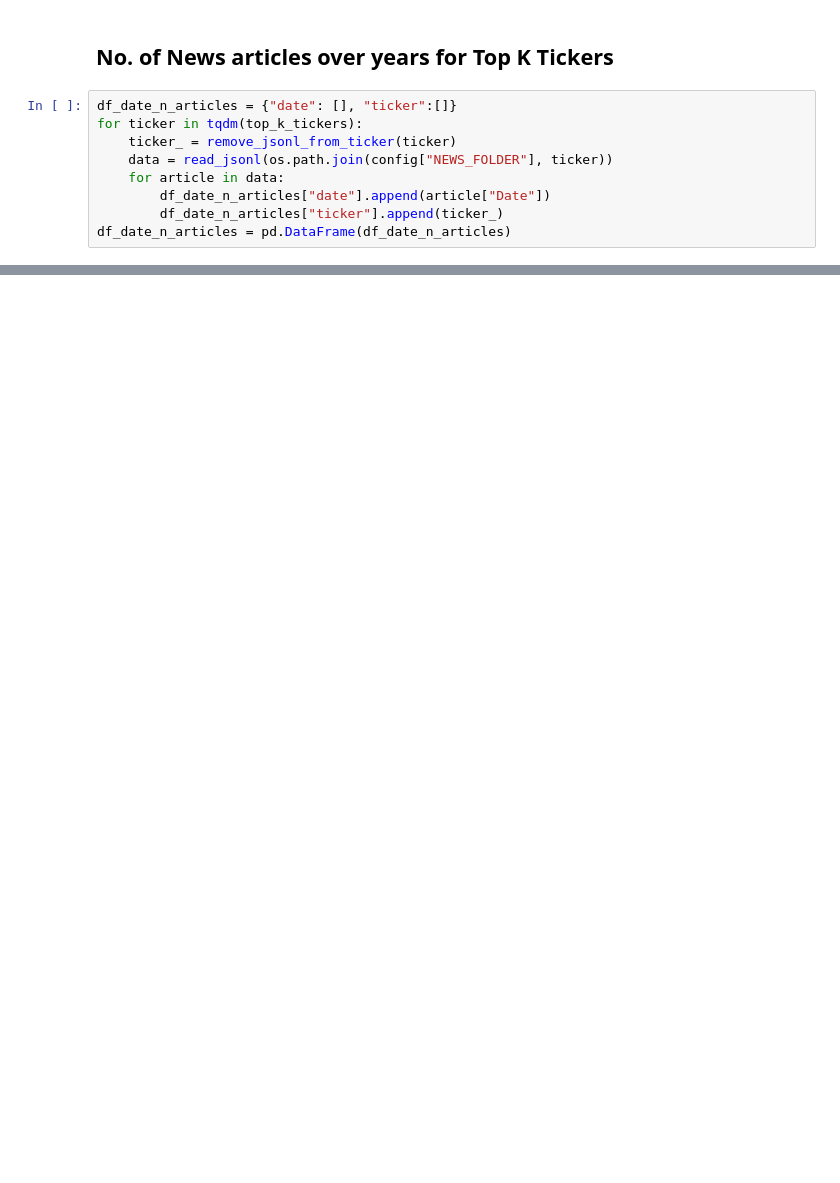
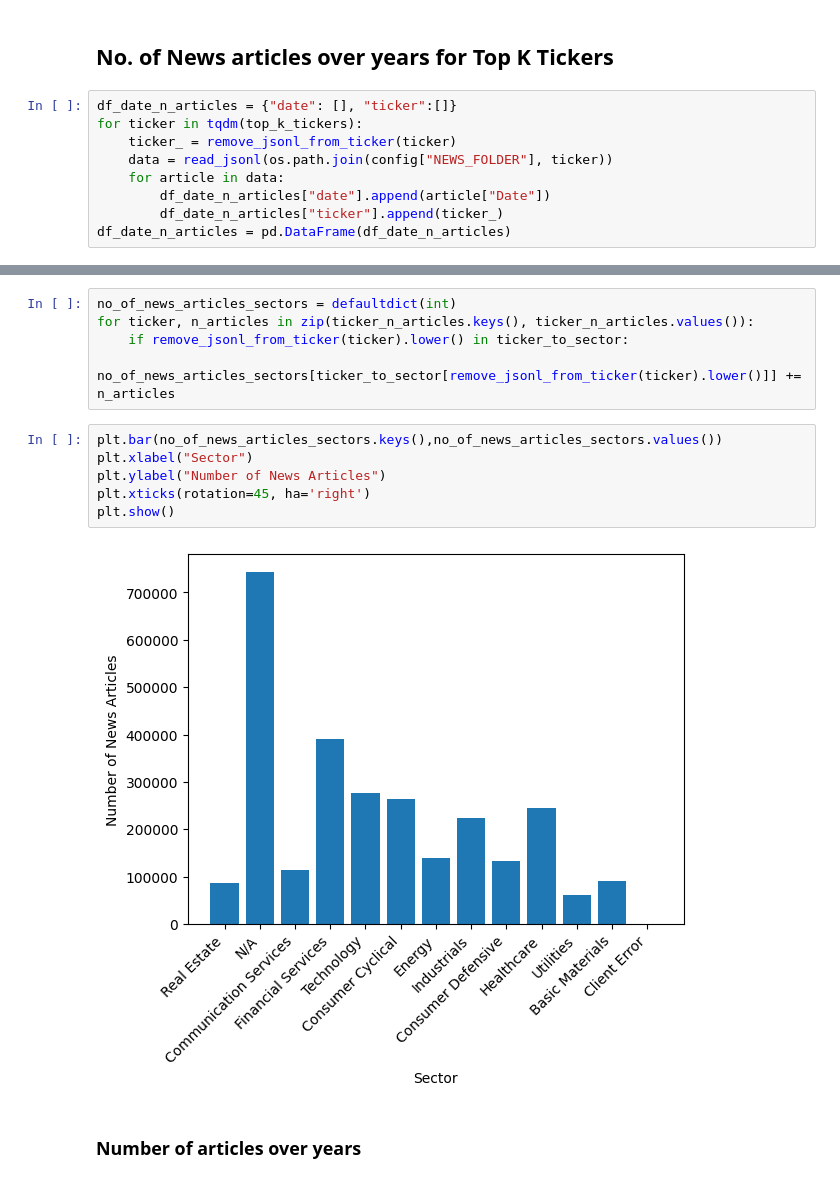
Before and after one commit to pranavdhawann/spring-2026-group4, a Jupyter notebook: src/notebooks/news_eda_1.ipynb, the cells around one changed output, grey strips where cells are left out. Cells and saved outputs as stored; diff of their text form; blank space fills up the shorter version.

```diff
--- a/src/notebooks/news_eda_1.ipynb
+++ b/src/notebooks/news_eda_1.ipynb
@@ -147,0 +175,15 @@ for i in range(n_plots):
+# %%
+no_of_news_articles_sectors = defaultdict(int)
+for ticker, n_articles in zip(ticker_n_articles.keys(), ticker_n_articles.values()):
+    if remove_jsonl_from_ticker(ticker).lower() in ticker_to_sector:
+        no_of_news_articles_sectors[ticker_to_sector[remove_jsonl_from_ticker(ticker).lower()]] += n_articles
+# %%
+plt.bar(no_of_news_articles_sectors.keys(),no_of_news_articles_sectors.values())
+plt.xlabel("Sector")
+plt.ylabel("Number of News Articles")
+plt.xticks(rotation=45, ha='right')
+plt.show()
+# %% [output]
+[figure, added]
+# %% [markdown]
+### Number of articles over years
```
Also changed, not shown: parts of 13 cells of this notebook.
